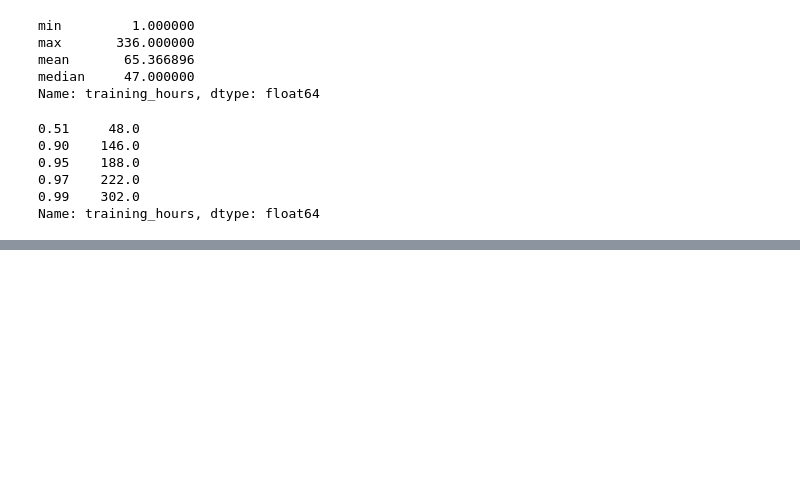
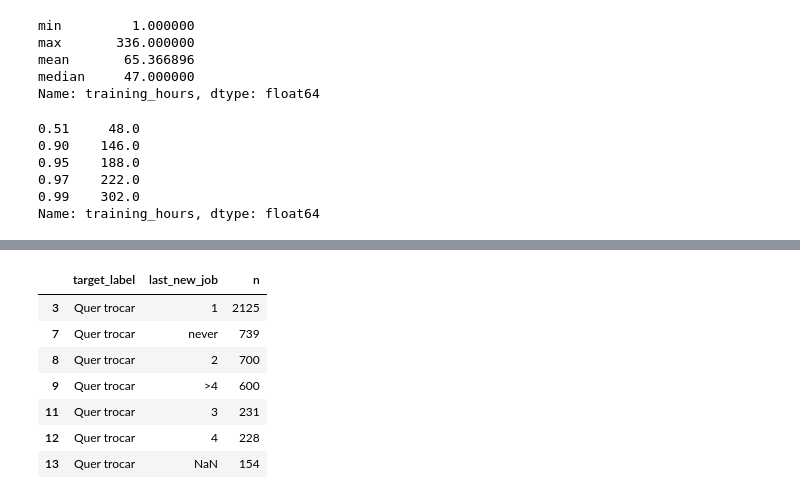
Before and after one commit to barbosarafael/hr_analysis, a Jupyter notebook: notebooks/3.0.exploracao_dados.ipynb, the cells around one changed output, grey strips where cells are left out. Saved outputs shown, nothing was run; the diff lists cells and outputs as text; code cells hidden in the pictures; blank space fills up the shorter version.

```diff
--- a/notebooks/3.0.exploracao_dados.ipynb
+++ b/notebooks/3.0.exploracao_dados.ipynb
@@ -303,0 +293,14 @@ for i in lista_var_qual:
+# %%
+dados[['target_label', 'last_new_job']]\
+    .value_counts(dropna = False)\
+    .reset_index(name = 'n')\
+    .query('target_label == "Quer trocar"')
+# %% [output]
+|  | target_label | last_new_job | n |
+| 3 | Quer trocar | 1 | 2125 |
+| 7 | Quer trocar | never | 739 |
+| 8 | Quer trocar | 2 | 700 |
+| 9 | Quer trocar | >4 | 600 |
+| 11 | Quer trocar | 3 | 231 |
+| 12 | Quer trocar | 4 | 228 |
+| 13 | Quer trocar | NaN | 154 |
```
Also changed, not shown: parts of 18 cells of this notebook.
